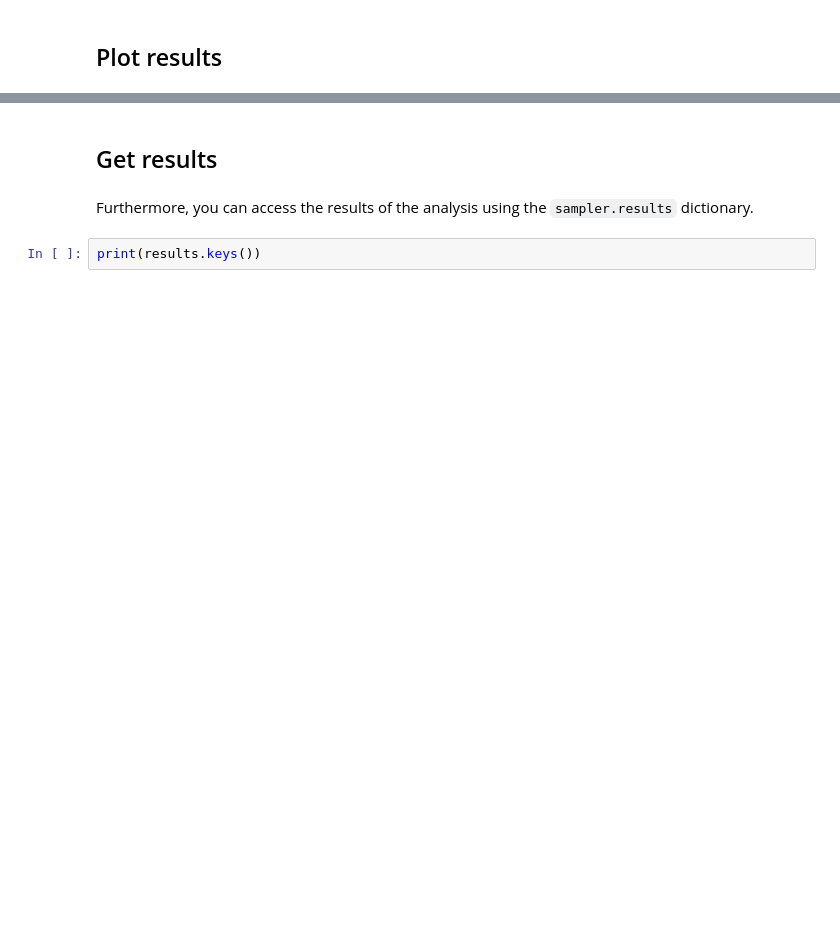
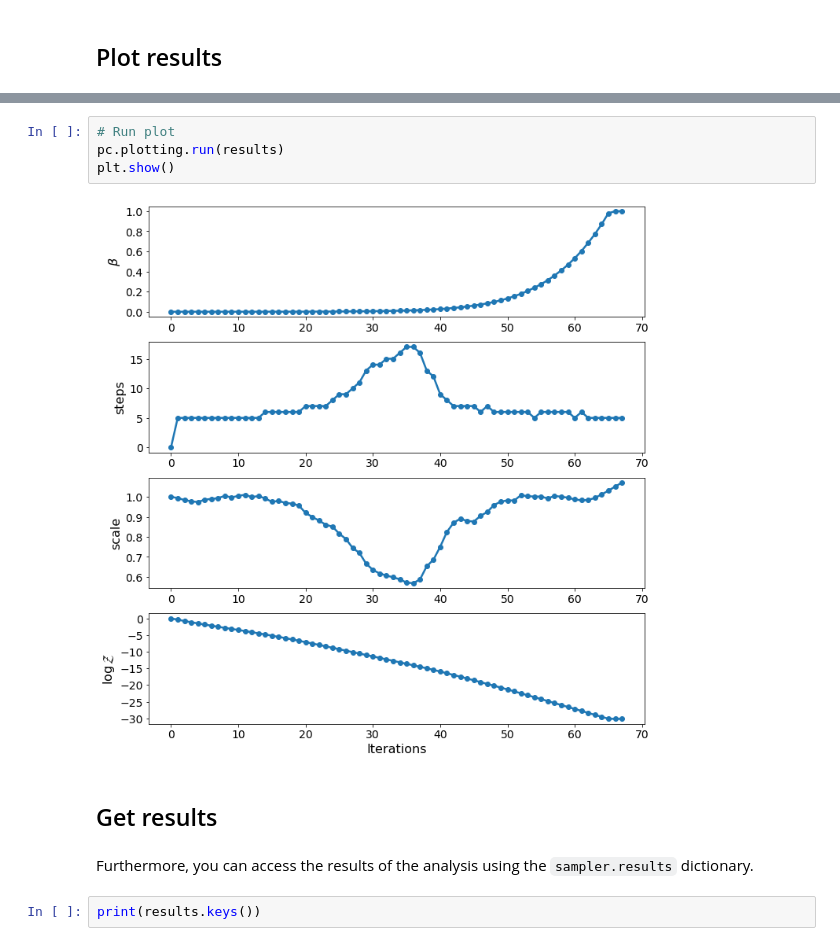
Before and after one commit to minaskar/pocomc, a Jupyter notebook: docs/source/pages/quickstart.ipynb, the cells around one changed output, grey strips where cells are left out. Saved outputs shown, nothing was run; the diff lists cells and outputs as text; blank space fills up the shorter version.

```diff
--- a/docs/source/pages/quickstart.ipynb
+++ b/docs/source/pages/quickstart.ipynb
@@ -80,3 +79,9 @@ plt.show()
+# %%
+# Run plot
+pc.plotting.run(results)
+plt.show()
+# %% [output]
+[figure, added]
 # %% [markdown]
 ## Get results
 # %% [markdown]
```
Also changed, not shown: parts of 9 cells of this notebook.
